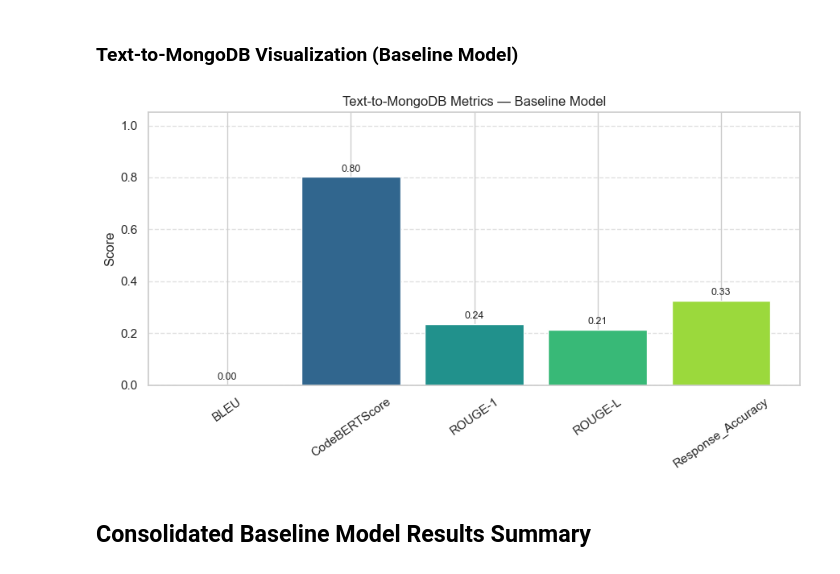
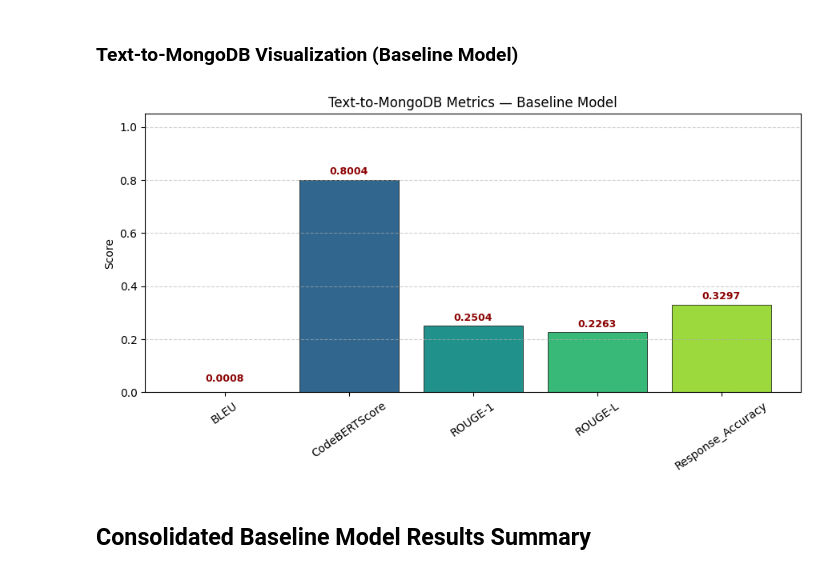
Before and after one commit to Rithusravya/Emasters_Group-2_CapstoneProject, a Jupyter notebook: baseline_model.ipynb, the cells around one changed output. Drawn from its saved outputs; the diff is of its cells as text; code cells hidden in the pictures.

```diff
--- a/baseline_model.ipynb
+++ b/baseline_model.ipynb
@@ -166,26 +166,30 @@ print(f"   {'Avg_Latency_ms':20s}: {avg_latency_ms}")
 # %%
 fig, ax = plt.subplots(figsize=(9, 5))
 
 metric_names = list(mongo_metrics_baseline.keys())
 metric_values = list(mongo_metrics_baseline.values())
 colors = plt.cm.viridis(np.linspace(0.15, 0.85, len(metric_names)))
 
-ax.bar(metric_names, metric_values, color=colors)
+# Plot the bars
+ax.bar(metric_names, metric_values, color=colors, edgecolor='black', linewidth=0.5)
+
 ax.set_ylim(0, 1.05)
 ax.set_ylabel("Score")
 ax.set_title("Text-to-MongoDB Metrics — Baseline Model")
 ax.tick_params(axis="x", rotation=35)
 ax.grid(axis="y", linestyle="--", alpha=0.6)
 
 for i, v in enumerate(metric_values):
-    ax.text(i, v + 0.02, f"{v:.2f}", ha="center", fontsize=9)
+    label_y = max(v + 0.02, 0.04)
+
+    ax.text(i, label_y, f"{v:.4f}", ha="center", fontsize=9, fontweight='bold', color="darkred")
 
 plt.tight_layout()
 Path("src/plots").mkdir(parents=True, exist_ok=True)
 plt.savefig("src/plots/text_to_mongo_baseline_metrics.png", bbox_inches="tight")
 plt.show()
 # %% [output]
-[figure, old version]
+[figure, new version]
 # %% [markdown]
 ## Consolidated Baseline Model Results Summary
 # %%
```
Also changed, not shown: parts of 5 cells of this notebook, 4 other files.
